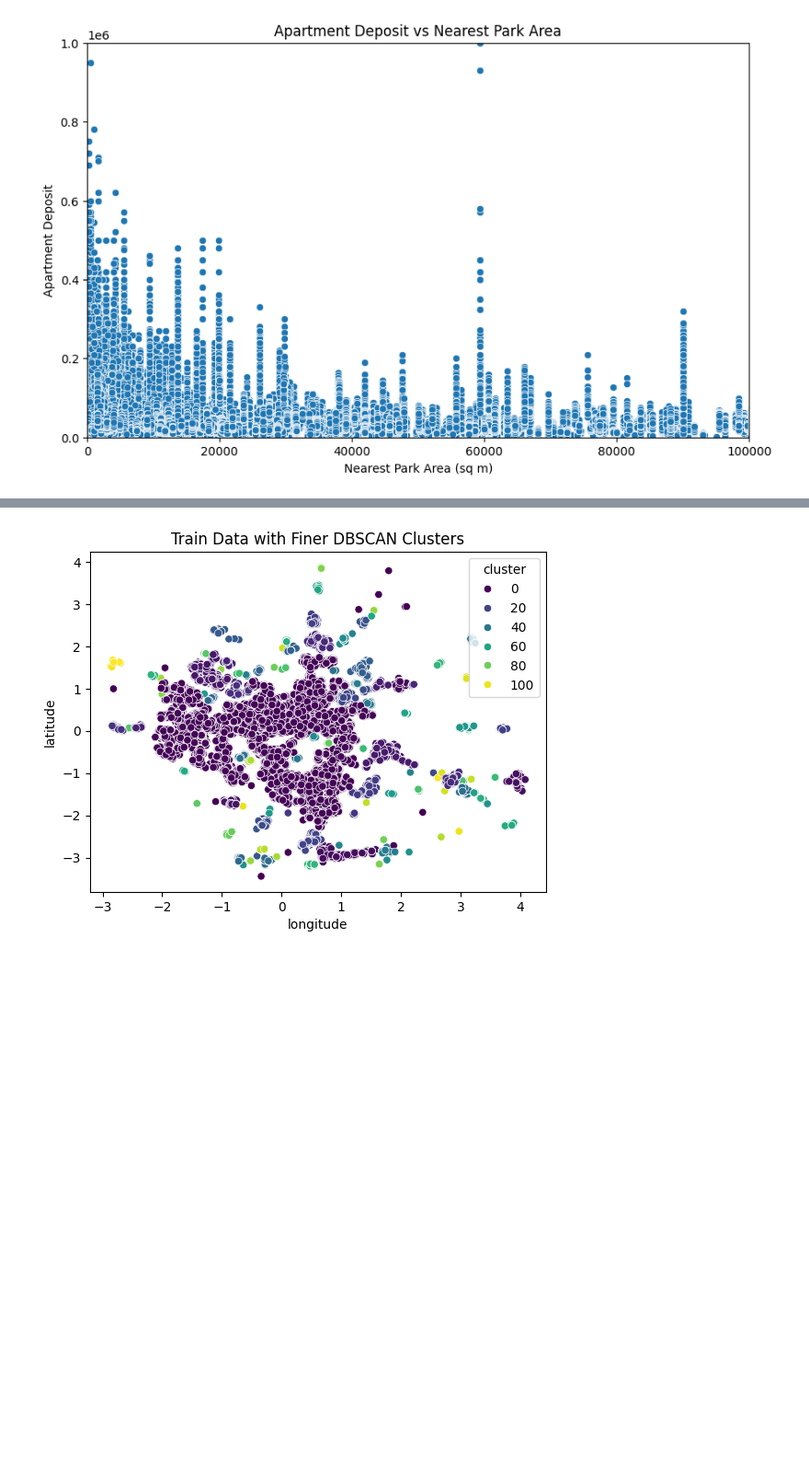
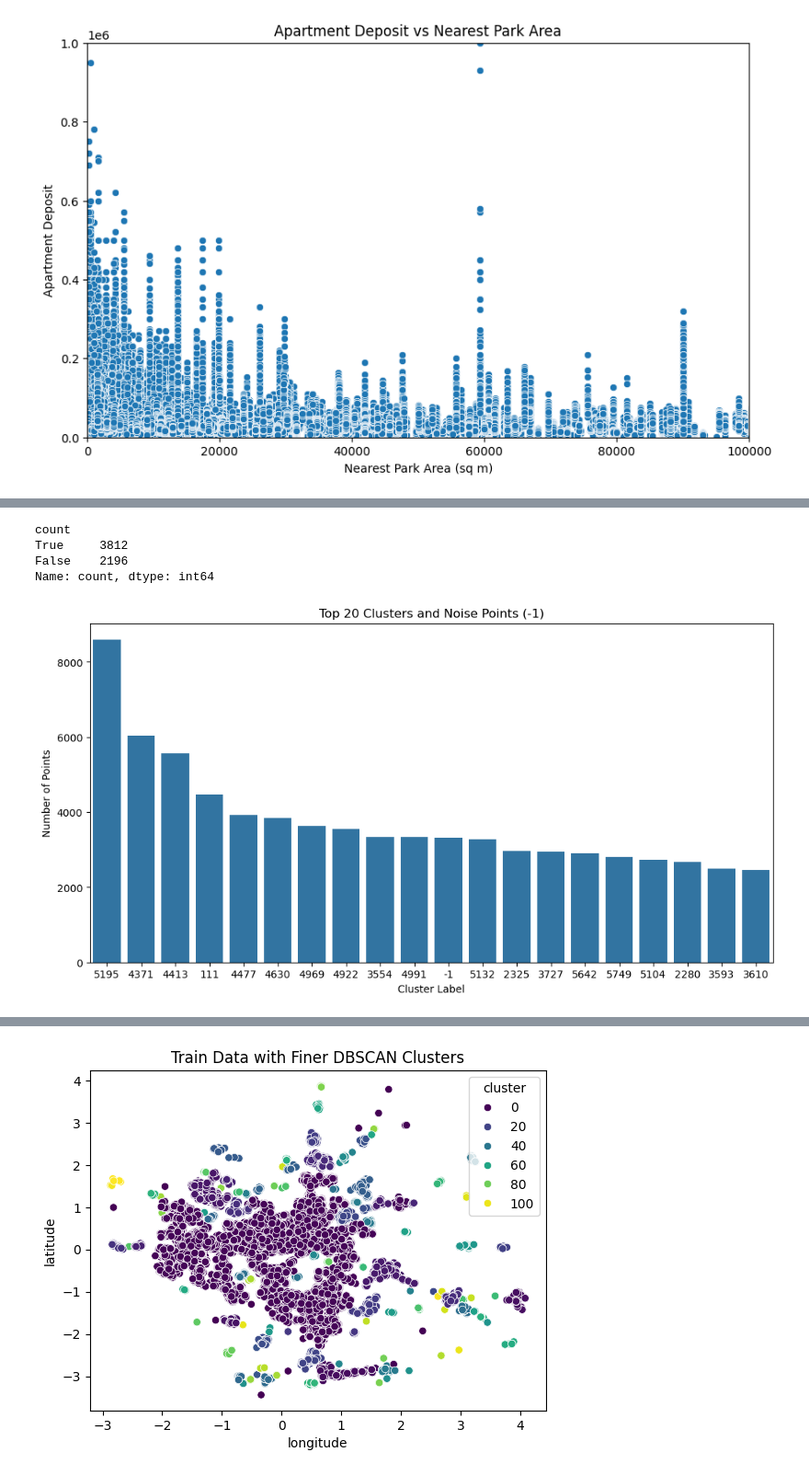
Before and after one commit to boostcampaitech7/level2-competitiveds-recsys-08, a Jupyter notebook: EDA/EDA.ipynb, the cells around one changed output, grey strips where cells are left out. Shown at 92% size. Cells and saved outputs as stored; diff of their text form; code cells hidden in the pictures; blank space fills up the shorter version.

```diff
--- a/EDA/EDA.ipynb
+++ b/EDA/EDA.ipynb
@@ -721,0 +764,27 @@ test_data_scaled_df = pd.DataFrame(test_data_scaled, columns=['latitude', 'longi
+# %%
+(train_data_scaled['cluster'].value_counts() > 100).value_counts()
+# %% [output]
+count
+True     3812
+False    2196
+Name: count, dtype: int64
+# %%
+# 클러스터 크기 분포 확인
+cluster_counts = train_data_scaled['cluster'].value_counts()
+
+# 상위 k개 클러스터와 -1 클러스터 선택
+k = 20
+top_clusters = cluster_counts.nlargest(k)
+# -1이 상위 k개에 포함되지 않을 때에 포함시킴
+if -1 not in top_clusters.index:
+    top_clusters = pd.concat([top_clusters, pd.Series({-1: cluster_counts.get(-1, 0)})])
+
+# 바 플롯 생성
+plt.figure(figsize=(12, 6))
+sns.barplot(x=top_clusters.index.astype(str), y=top_clusters.values)
+plt.title(f'Top {k} Clusters and Noise Points (-1)')
+plt.xlabel('Cluster Label')
+plt.ylabel('Number of Points')
+plt.show()
+# %% [output]
+[figure, added]
```
Also changed, not shown: parts of 52 cells of this notebook, 1 other file.
